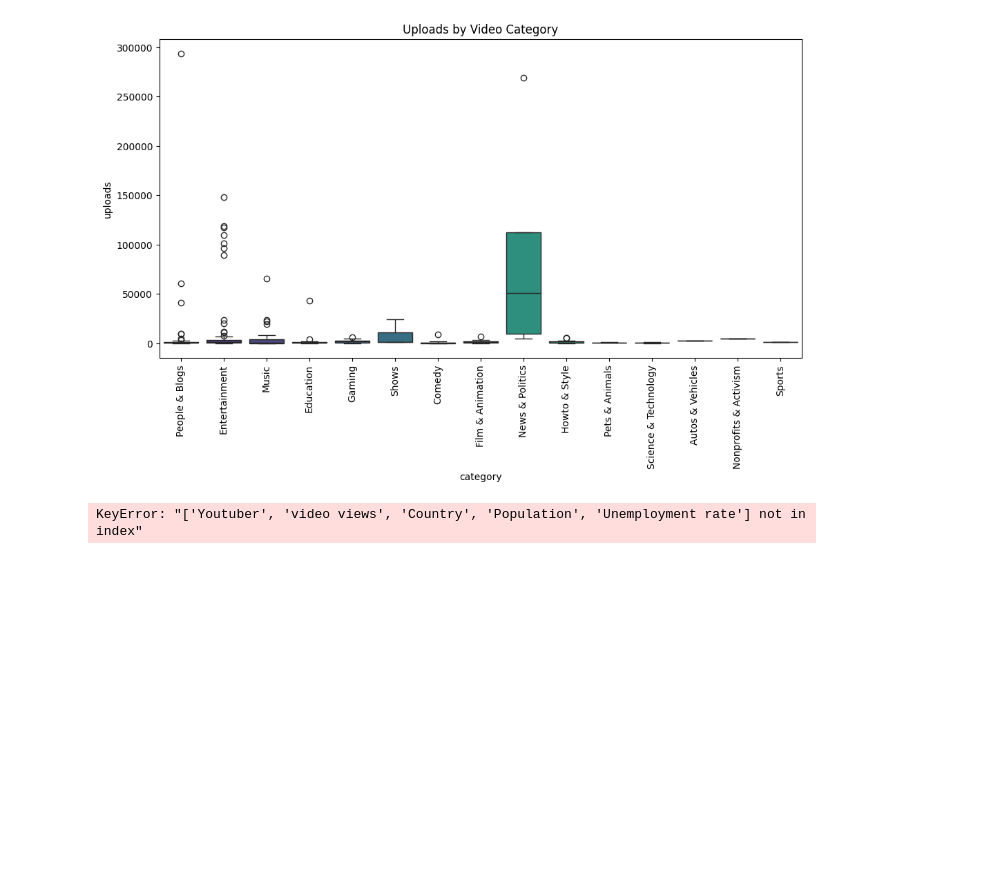
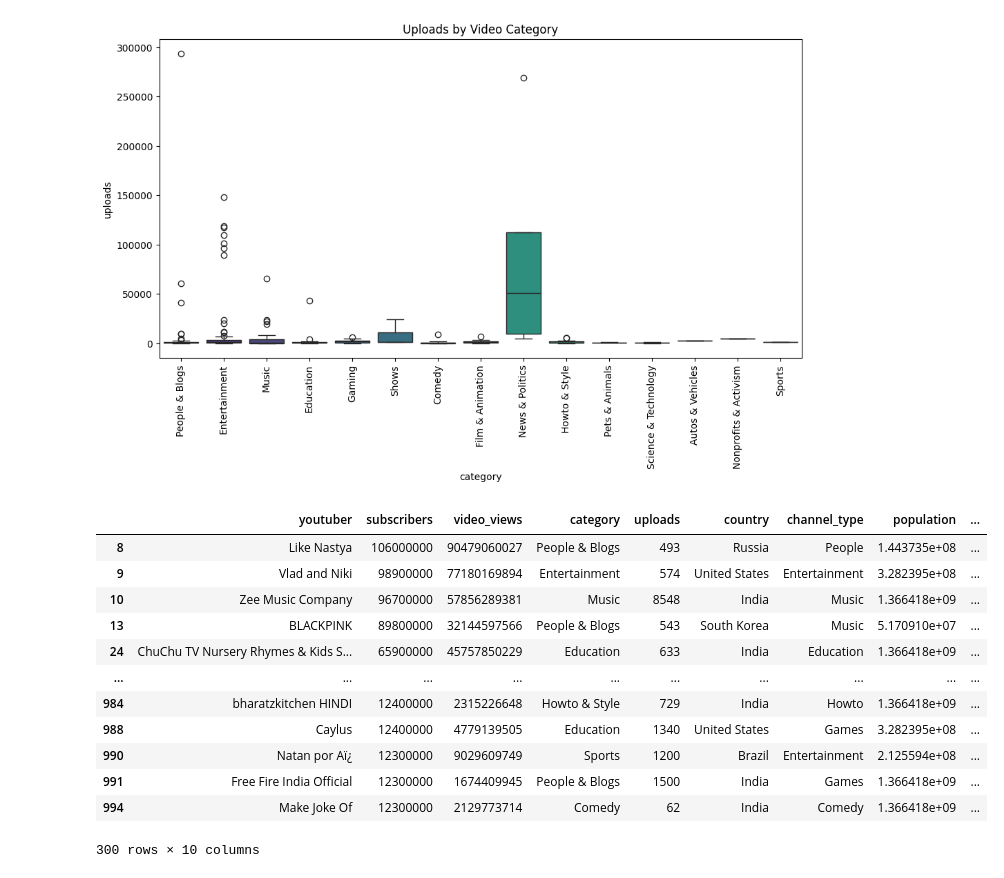
Before and after one commit to deepak7056/python_dataset, a Jupyter notebook: dataset2.ipynb, the cells around one changed output. Cells and saved outputs as stored; diff of their text form; code cells hidden in the pictures; blank space fills up the shorter version.

```diff
--- a/dataset2.ipynb
+++ b/dataset2.ipynb
@@ -251,7 +251,19 @@ plt.show()
 # %% [output]
 [figure]
 # %%
-you1 = data[['Youtuber','subscribers' ,'video views', 'category', 'uploads', 'Country', 'channel_type', 'Population', 'Unemployment rate', 'highest_monthly_earnings']]
+you1 = data[['youtuber','subscribers' ,'video_views', 'category', 'uploads', 'country', 'channel_type', 'population', 'unemployment_rate', 'highest_monthly_earnings']]
 you1
 # %% [output]
+|  | youtuber | subscribers | video_views | category | uploads | country | channel_type | population | ... |
+| 8 | Like Nastya | 106000000 | 90479060027 | People & Blogs | 493 | Russia | People | 1.443735e+08 | ... |
+| 9 | Vlad and Niki | 98900000 | 77180169894 | Entertainment | 574 | United States | Entertainment | 3.282395e+08 | ... |
+| 10 | Zee Music Company | 96700000 | 57856289381 | Music | 8548 | India | Music | 1.366418e+09 | ... |
+| 13 | BLACKPINK | 89800000 | 32144597566 | People & Blogs | 543 | South Korea | Music | 5.170910e+07 | ... |
+| 24 | ChuChu TV Nursery Rhymes & Kids S... | 65900000 | 45757850229 | Education | 633 | India | Education | 1.366418e+09 | ... |
+| ... | ... | ... | ... | ... | ... | ... | ... | ... | ... |
+| 984 | bharatzkitchen HINDI | 12400000 | 2315226648 | Howto & Style | 729 | India | Howto | 1.366418e+09 | ... |
+| 988 | Caylus | 12400000 | 4779139505 | Education | 1340 | United States | Games | 3.282395e+08 | ... |
+| 990 | Natan por Aï¿ | 12300000 | 9029609749 | Sports | 1200 | Brazil | Entertainment | 2.125594e+08 | ... |
+| 991 | Free Fire India Official | 12300000 | 1674409945 | People & Blogs | 1500 | India | Games | 1.366418e+09 | ... |
+| 994 | Make Joke Of | 12300000 | 2129773714 | Comedy | 62 | India | Comedy | 1.366418e+09 | ... |
-KeyError: "['Youtuber', 'video views', 'Country', 'Population', 'Unemployment rate'] not in index"
+300 rows × 10 columns
```
